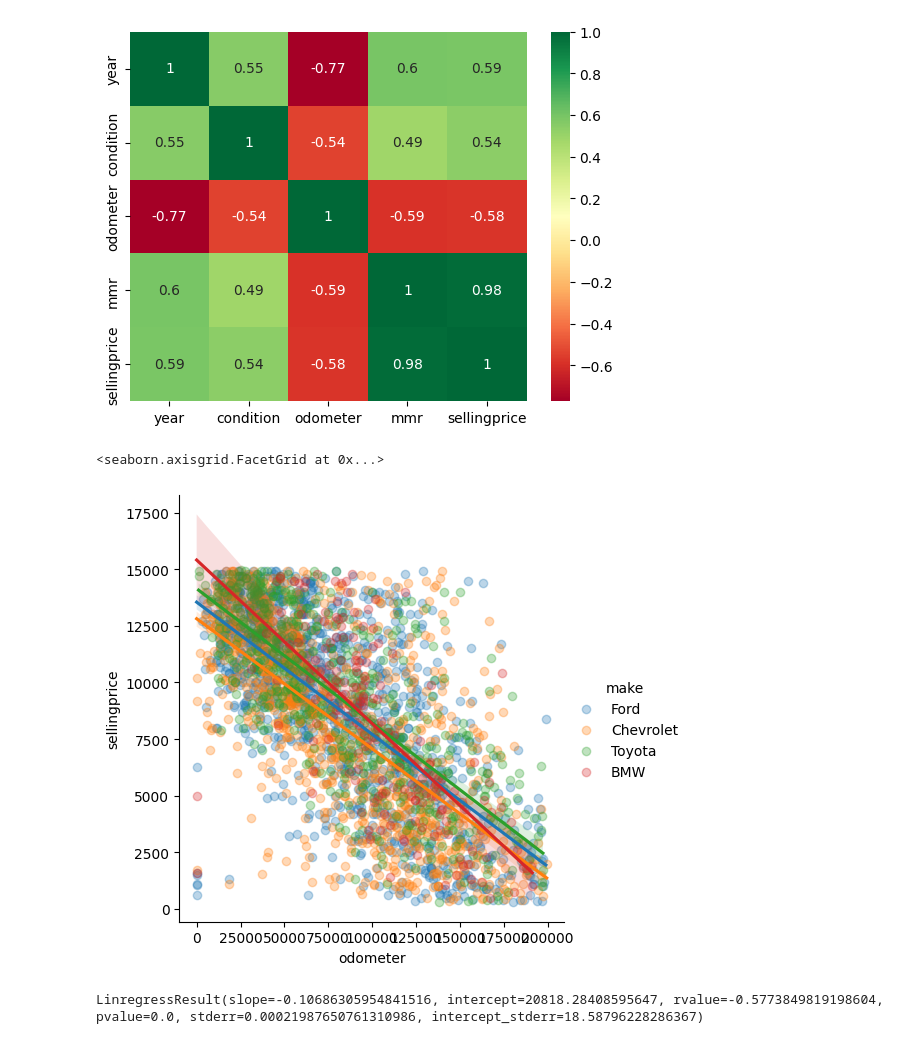
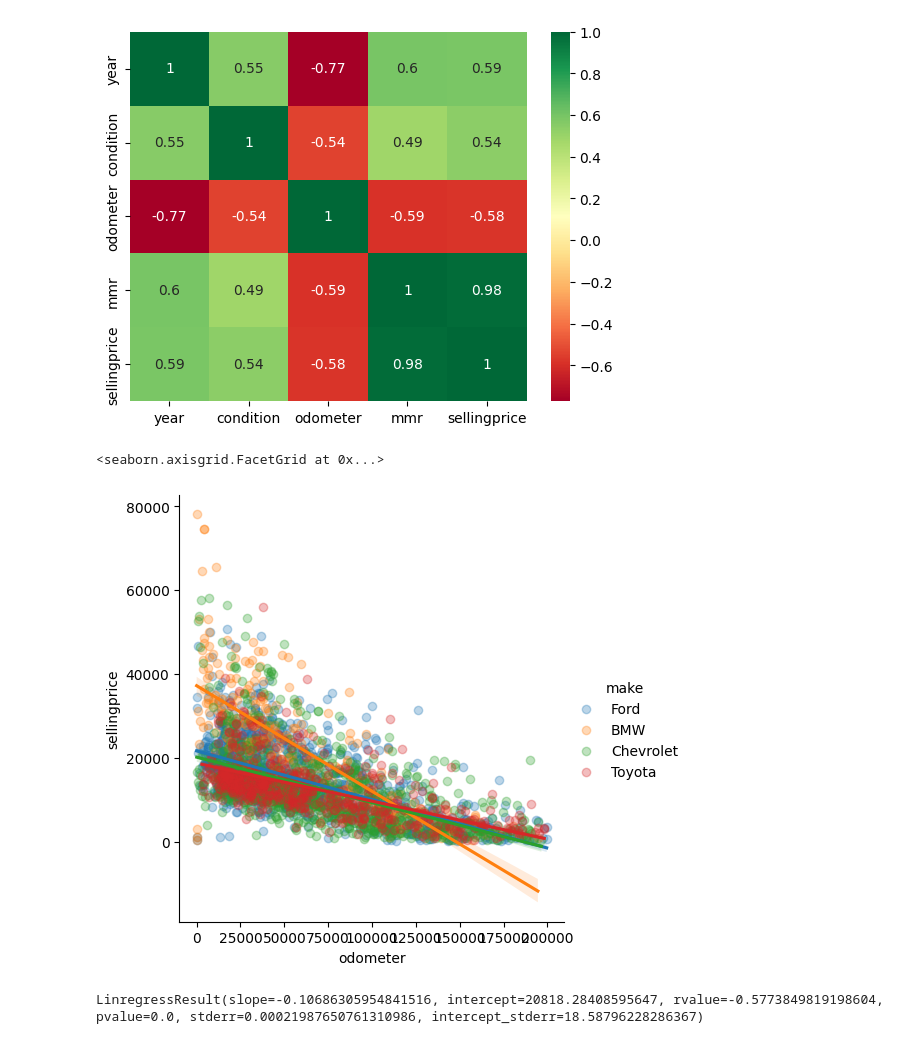
Before and after one commit to naruhikohama/dataviz-python, a Jupyter notebook: final-project.ipynb, the cells around one changed output. Cells and saved outputs as stored; diff of their text form; code cells hidden in the pictures.

```diff
--- a/final-project.ipynb
+++ b/final-project.ipynb
@@ -38,16 +38,16 @@ sns.heatmap(
 # %%
 brand_list = ['Ford', 'BMW', 'Toyota', 'Chevrolet']
 
 sns.lmplot(
     x = 'odometer',
     y = 'sellingprice',
-    data = cars.query('make in @brand_list and sellingprice < 15000 and odometer < 200_000').sample(3000),
+    data = cars.query('make in @brand_list and sellingprice < 150000 and odometer < 200_000').sample(3000),
     hue = 'make',
     scatter_kws=({'alpha': 0.3})
 )
 # %% [output]
 <seaborn.axisgrid.FacetGrid at 0x...>
-[figure, old version]
+[figure, new version]
 # %%
 import scipy.stats as stats
 
```
Also changed, not shown: parts of 18 cells of this notebook.
